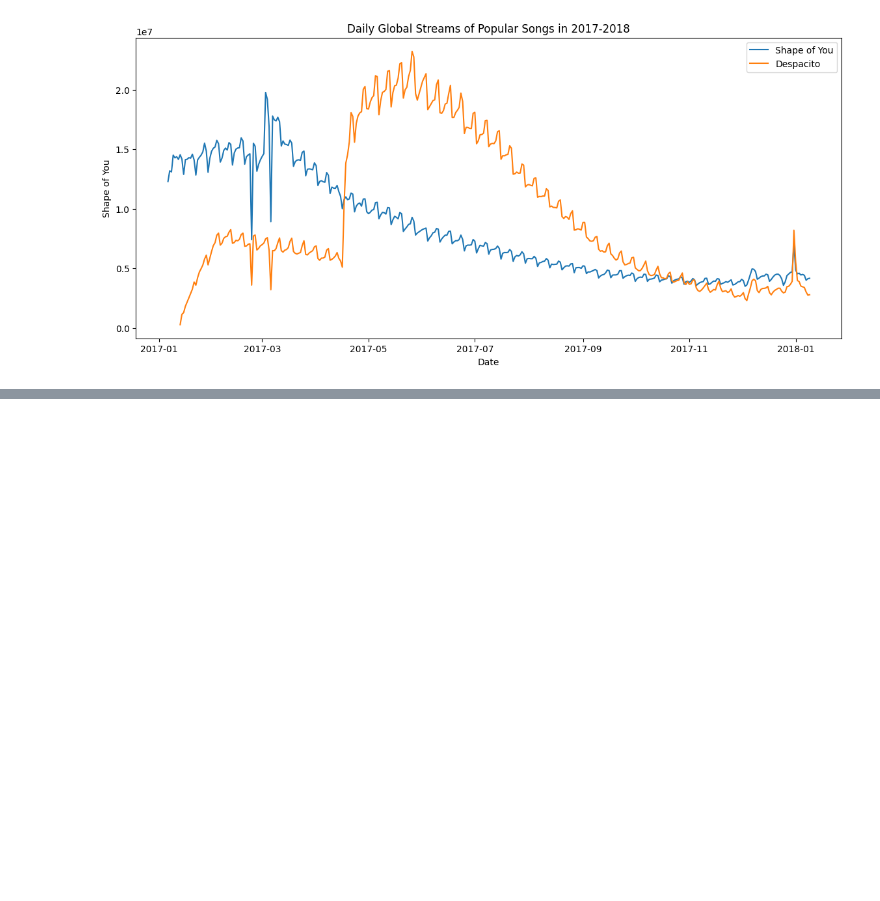
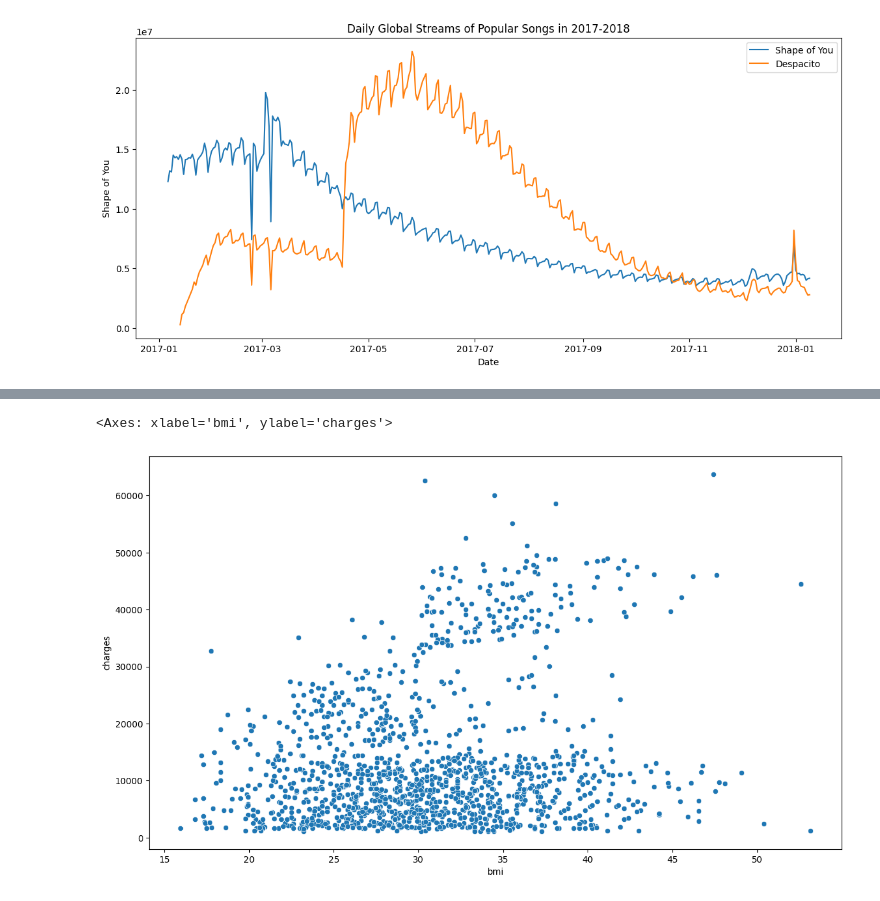
Before and after one commit to Krriisshna/Kaggle, a Jupyter notebook: Seaborn/seaborn.ipynb, the cells around one changed output, grey strips where cells are left out. Saved outputs shown, nothing was run; the diff lists cells and outputs as text; code cells hidden in the pictures; blank space fills up the shorter version.

```diff
--- a/Seaborn/seaborn.ipynb
+++ b/Seaborn/seaborn.ipynb
@@ -95,0 +140,3 @@ Text(0.5, 0, 'Date')
+# %%
+insurance_data = pd.read_csv(r"C:\Kaggle\Seaborn\insurance.csv")
+insurance_data
@@ -95,0 +157,6 @@ Text(0.5, 0, 'Date')
+# %%
+plt.figure(figsize=(14,8))
+sns.scatterplot(x=insurance_data['bmi'], y=insurance_data['charges'])
+# %% [output]
+<Axes: xlabel='bmi', ylabel='charges'>
+[figure, added]
```
Also changed, not shown: parts of 12 cells of this notebook, 2 other files.
